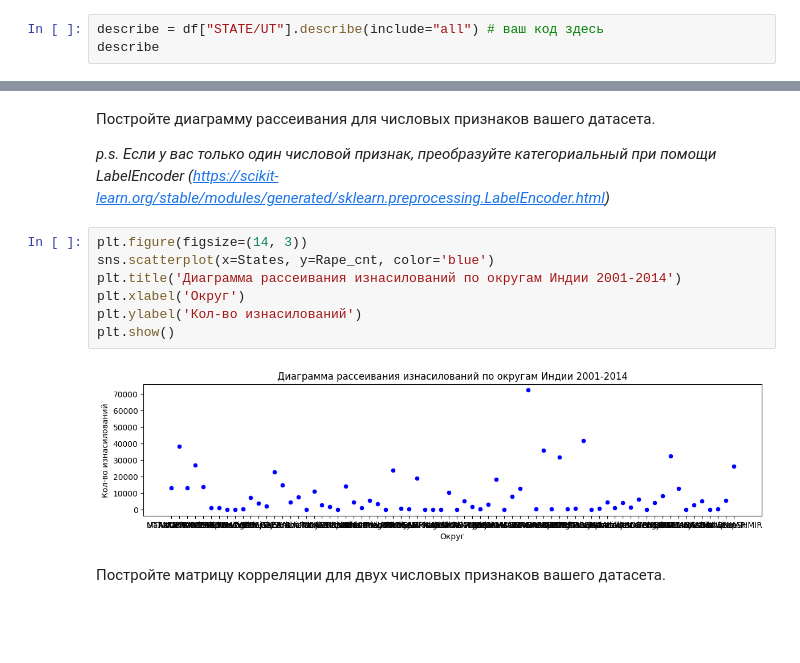
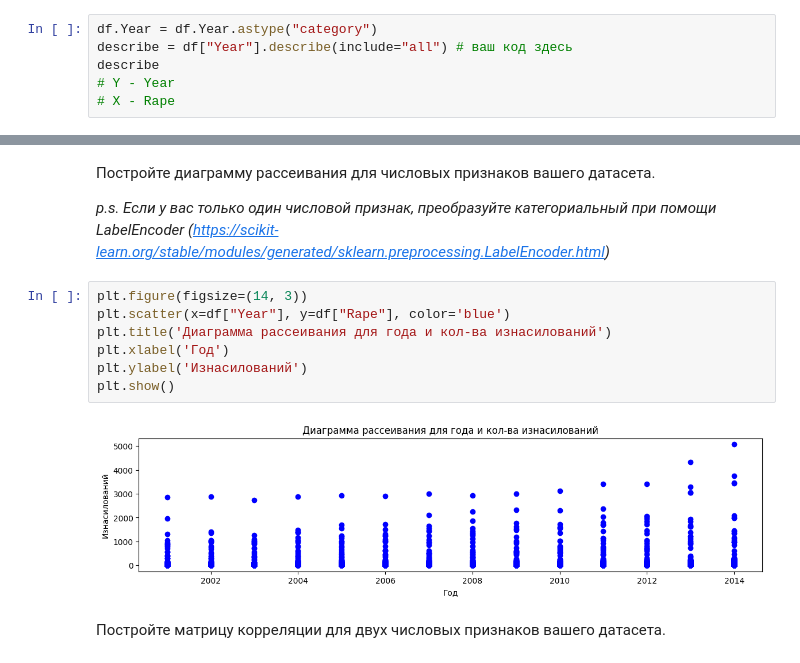
Before and after one commit to YLysov0017/Pproject, a Jupyter notebook: ML_lab2.ipynb, the cells around one changed output, grey strips where cells are left out. Cells and saved outputs as stored; diff of their text form; blank space fills up the shorter version.

```diff
--- a/ML_lab2.ipynb
+++ b/ML_lab2.ipynb
@@ -48,4 +64,7 @@ df = pd.read_csv("/content/crimes_against_women_2001-2014.csv")# чтение ф
 # %%
-describe = df["STATE/UT"].describe(include="all") # ваш код здесь
+df.Year = df.Year.astype("category")
+describe = df["Year"].describe(include="all") # ваш код здесь
 describe
+# Y - Year
+# X - Rape
 # %% [output]
@@ -167,13 +182,13 @@ plt.show()
 *p.s. Если у вас только один числовой признак, преобразуйте категориальный при помощи LabelEncoder (https://scikit-learn.org/stable/modules/generated/sklearn.preprocessing.LabelEncoder.html)*
 # %%
 plt.figure(figsize=(14, 3))
-sns.scatterplot(x=States, y=Rape_cnt, color='blue')
-plt.title('Диаграмма рассеивания изнасилований по округам Индии 2001-2014')
-plt.xlabel('Округ')
-plt.ylabel('Кол-во изнасилований')
+plt.scatter(x=df["Year"], y=df["Rape"], color='blue')
+plt.title('Диаграмма рассеивания для года и кол-ва изнасилований')
+plt.xlabel('Год')
+plt.ylabel('Изнасилований')
 plt.show()
 # %% [output]
-[figure, old version]
+[figure, new version]
 # %% [markdown]
 Постройте матрицу корреляции для двух числовых признаков вашего датасета.
 # %%
```
Also changed, not shown: parts of 9 cells of this notebook.
